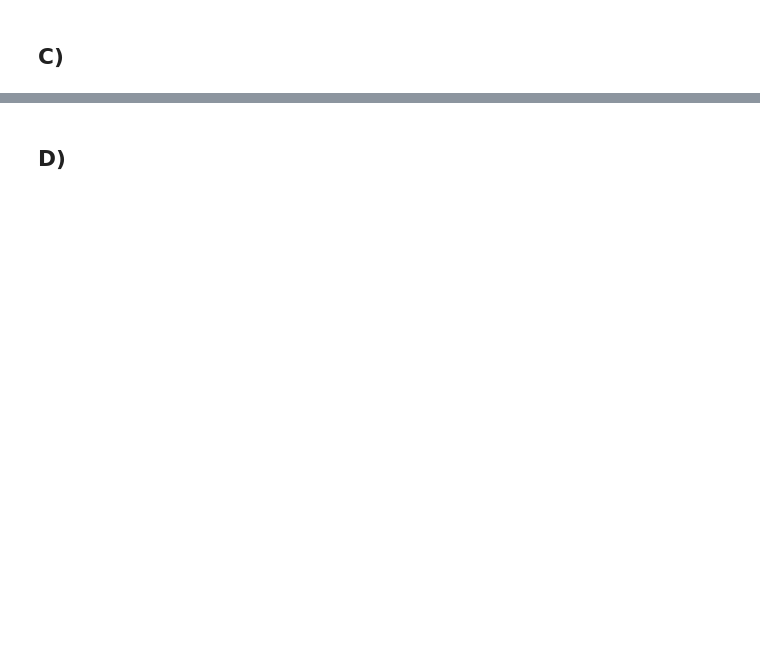
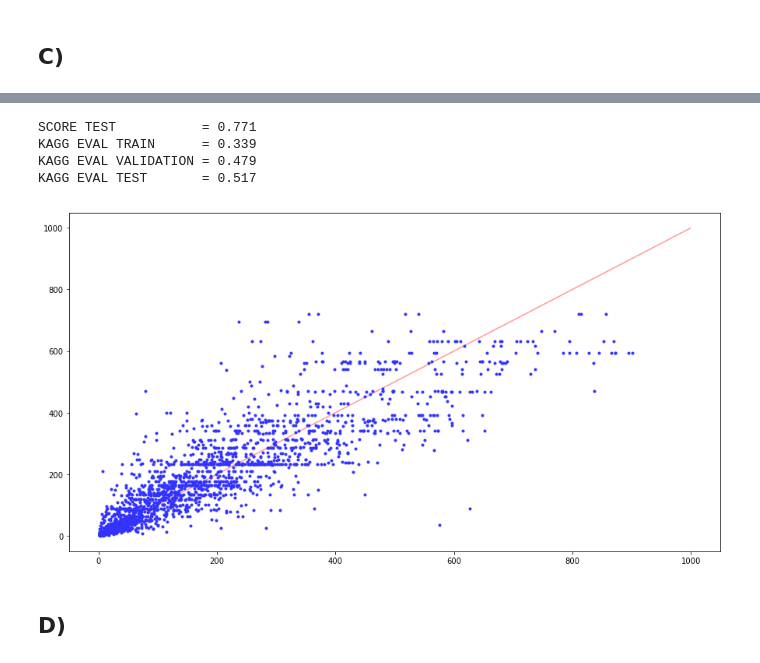
Before and after one commit to JavierL1/Tarea3-INF393, a Jupyter notebook: Untitled.ipynb, the cells around one changed output, grey strips where cells are left out. Drawn from its saved outputs; the diff is of its cells as text; code cells hidden in the pictures; blank space fills up the shorter version.

```diff
--- a/Untitled.ipynb
+++ b/Untitled.ipynb
@@ -583,2 +575,13 @@ plt.show()
+# %%
+model = Tree(random_state=0, max_depth=opt_depth)
+model.fit(X_train,Y_train)
+
+model_score_and_plot(model, X_train, Y_train, X_val, Y_val, X_test, Y_test)
+# %% [output]
+SCORE TEST           = 0.771
+KAGG EVAL TRAIN      = 0.339
+KAGG EVAL VALIDATION = 0.479
+KAGG EVAL TEST       = 0.517
+[figure, added]
 # %% [markdown]
 ## D)
```
Also changed, not shown: parts of 9 cells of this notebook.
